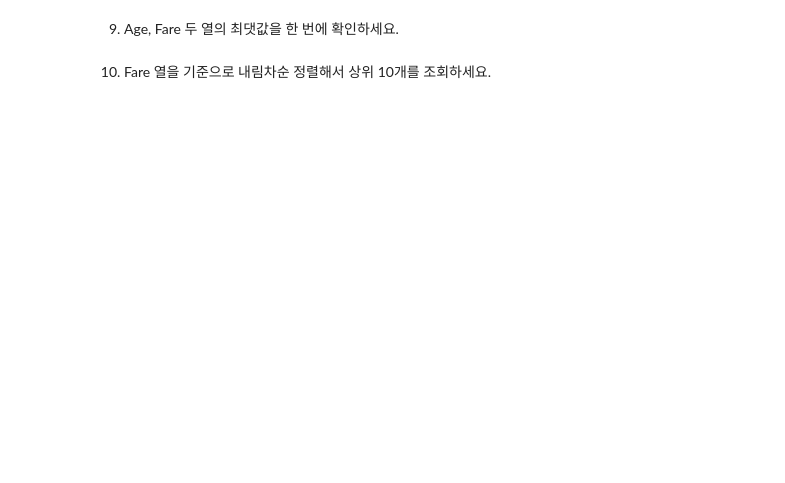
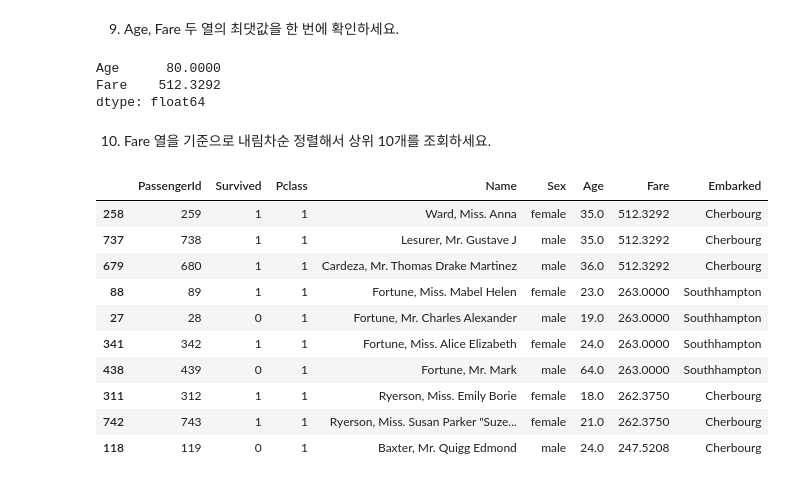
Before and after one commit to yeonsu98/KT-AIVLE-Python, a Jupyter notebook: 20220801/python라이브러리/03 - 판다스 데이터프레임 탐색.ipynb, the cells around one changed output. Drawn from its saved outputs; the diff is of its cells as text; code cells hidden in the pictures; blank space fills up the shorter version.

```diff
--- a/20220801/python라이브러리/03 - 판다스 데이터프레임 탐색.ipynb
+++ b/20220801/python라이브러리/03 - 판다스 데이터프레임 탐색.ipynb
@@ -272,4 +601,24 @@ titanic = pd.read_csv('https://raw.githubusercontent.com/DA4BAM/dataset/master/t
 # %% [markdown]
 9) Age, Fare 두 열의 최댓값을 한 번에 확인하세요.
+# %%
+titanic[['Age', 'Fare']].max()
+# %% [output]
+Age      80.0000
+Fare    512.3292
+dtype: float64
 # %% [markdown]
 10) Fare 열을 기준으로 내림차순 정렬해서 상위 10개를 조회하세요.
+# %%
+titanic.sort_values('Fare', ascending=False).head(10)
+# %% [output]
+|  | PassengerId | Survived | Pclass | Name | Sex | Age | Fare | Embarked |
+| 258 | 259 | 1 | 1 | Ward, Miss. Anna | female | 35.0 | 512.3292 | Cherbourg |
+| 737 | 738 | 1 | 1 | Lesurer, Mr. Gustave J | male | 35.0 | 512.3292 | Cherbourg |
+| 679 | 680 | 1 | 1 | Cardeza, Mr. Thomas Drake Martinez | male | 36.0 | 512.3292 | Cherbourg |
+| 88 | 89 | 1 | 1 | Fortune, Miss. Mabel Helen | female | 23.0 | 263.0000 | Southhampton |
+| 27 | 28 | 0 | 1 | Fortune, Mr. Charles Alexander | male | 19.0 | 263.0000 | Southhampton |
+| 341 | 342 | 1 | 1 | Fortune, Miss. Alice Elizabeth | female | 24.0 | 263.0000 | Southhampton |
+| 438 | 439 | 0 | 1 | Fortune, Mr. Mark | male | 64.0 | 263.0000 | Southhampton |
+| 311 | 312 | 1 | 1 | Ryerson, Miss. Emily Borie | female | 18.0 | 262.3750 | Cherbourg |
+| 742 | 743 | 1 | 1 | Ryerson, Miss. Susan Parker "Suze... | female | 21.0 | 262.3750 | Cherbourg |
+| 118 | 119 | 0 | 1 | Baxter, Mr. Quigg Edmond | male | 24.0 | 247.5208 | Cherbourg |
```
Also changed, not shown: parts of 39 cells of this notebook, 2 other files.
